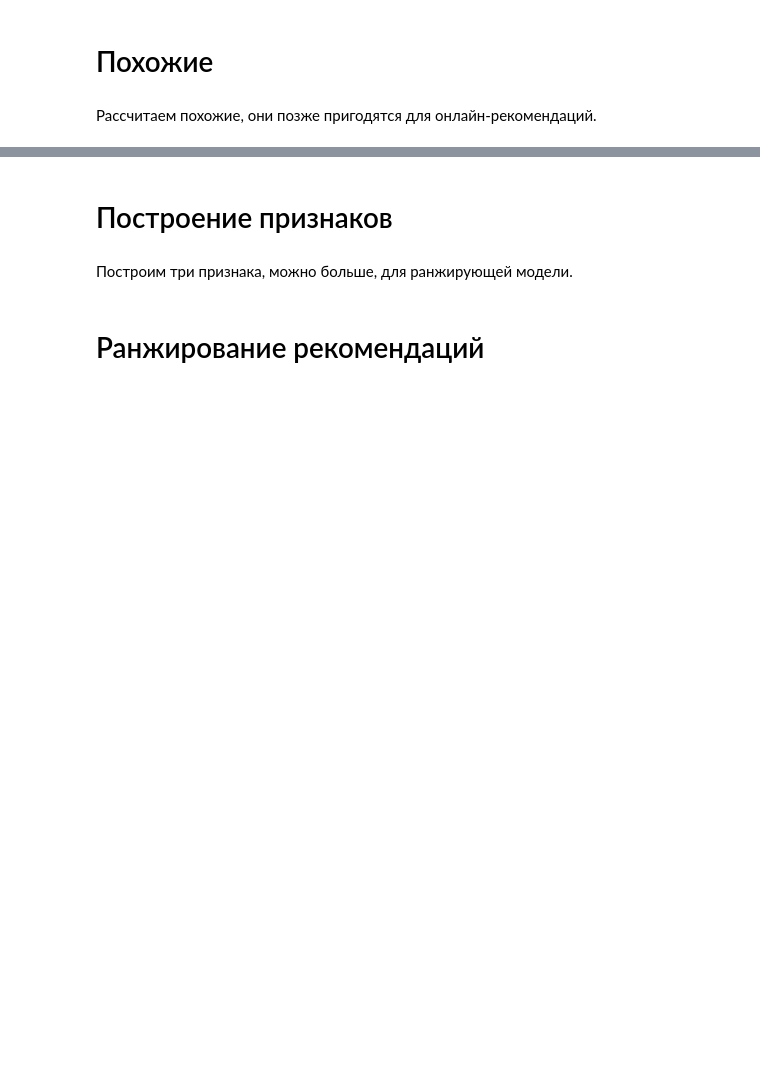
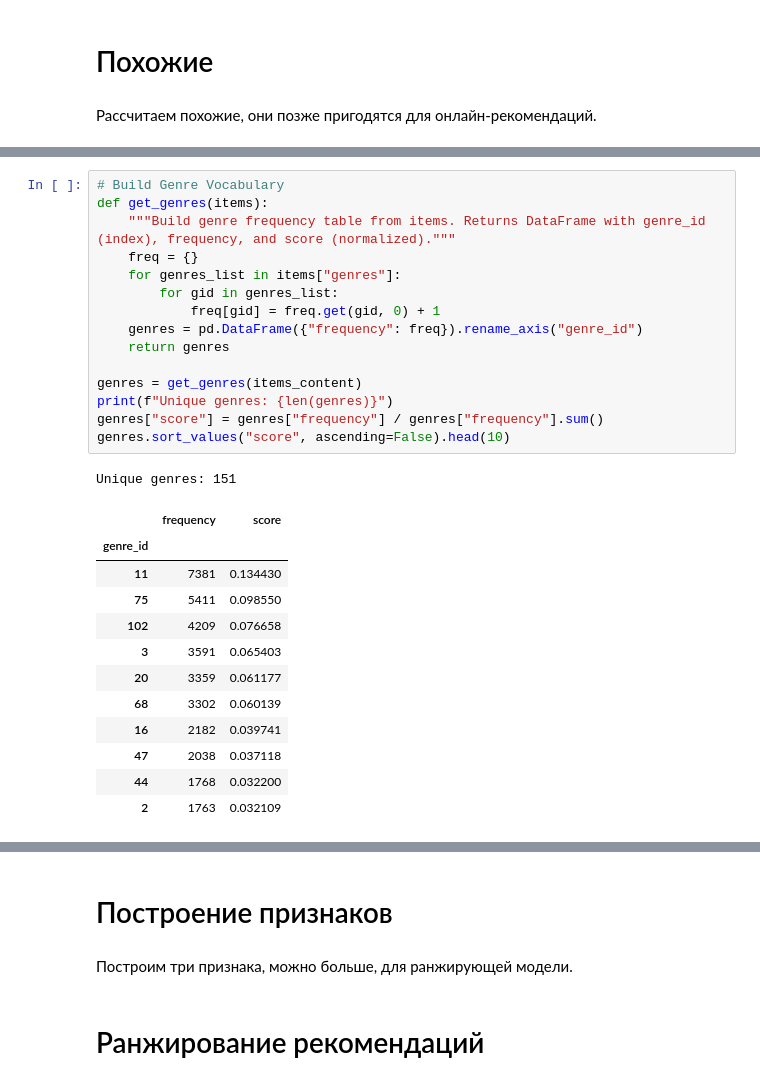
Before and after one commit to alex-feygin/mle-recsys-project, a Jupyter notebook: recommendations_filled.ipynb, the cells around one changed output, grey strips where cells are left out. Cells and saved outputs as stored; diff of their text form; blank space fills up the shorter version.

```diff
--- a/recommendations_filled.ipynb
+++ b/recommendations_filled.ipynb
@@ -998,0 +996,29 @@ Personal ALS — K=100:
+# %%
+# Build Genre Vocabulary
+def get_genres(items):
+    """Build genre frequency table from items. Returns DataFrame with genre_id (index), frequency, and score (normalized)."""
+    freq = {}
+    for genres_list in items["genres"]:
+        for gid in genres_list:
+            freq[gid] = freq.get(gid, 0) + 1
+    genres = pd.DataFrame({"frequency": freq}).rename_axis("genre_id")
+    return genres
+
+genres = get_genres(items_content)
+print(f"Unique genres: {len(genres)}")
+genres["score"] = genres["frequency"] / genres["frequency"].sum()
+genres.sort_values("score", ascending=False).head(10)
+# %% [output]
+Unique genres: 151
+|  | frequency | score |
+| genre_id |  |  |
+| 11 | 7381 | 0.134430 |
+| 75 | 5411 | 0.098550 |
+| 102 | 4209 | 0.076658 |
+| 3 | 3591 | 0.065403 |
+| 20 | 3359 | 0.061177 |
+| 68 | 3302 | 0.060139 |
+| 16 | 2182 | 0.039741 |
+| 47 | 2038 | 0.037118 |
+| 44 | 1768 | 0.032200 |
+| 2 | 1763 | 0.032109 |
```
Also changed, not shown: parts of 23 cells of this notebook.
